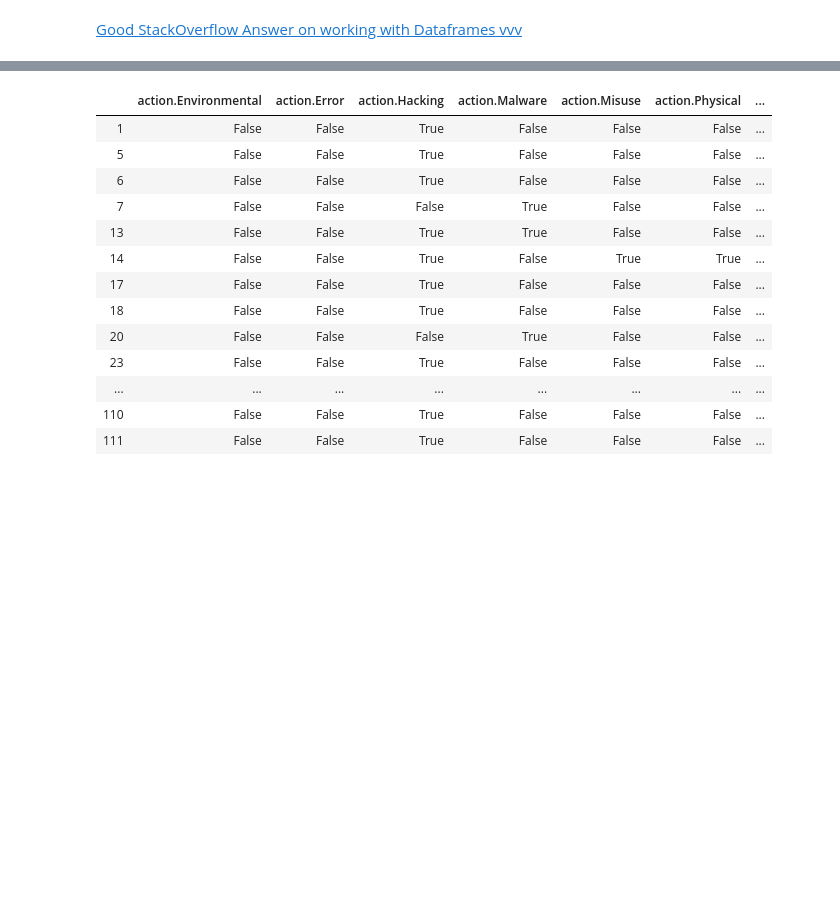
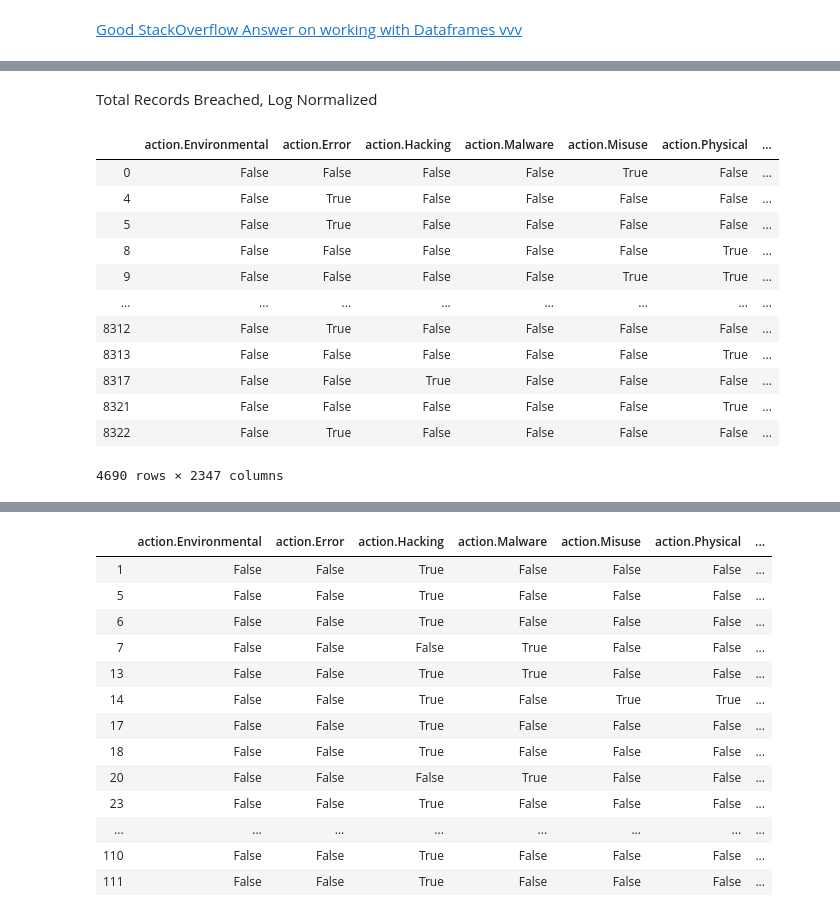
Before and after one commit to ethanpaek/CloudBleed_Project_2019, a Jupyter notebook: vcdb_parse.ipynb, the cells around one changed output, grey strips where cells are left out. Saved outputs shown, nothing was run; the diff lists cells and outputs as text; code cells hidden in the pictures; blank space fills up the shorter version.

```diff
--- a/vcdb_parse.ipynb
+++ b/vcdb_parse.ipynb
@@ -72 +42,22 @@ df_final = df_action.iloc[:, :7]
+# %% [markdown]
+Total Records Breached, Log Normalized
+# %%
+vdf_loss
+# plt.hist(vdf_loss['victim.employee_count'])
+# df_action = vdf_loss.loc[:, vdf_loss.columns.str.startswith('action')]
+# df_action
+# %% [output]
+|  | action.Environmental | action.Error | action.Hacking | action.Malware | action.Misuse | action.Physical | ... |
+| 0 | False | False | False | False | True | False | ... |
+| 4 | False | True | False | False | False | False | ... |
+| 5 | False | True | False | False | False | False | ... |
+| 8 | False | False | False | False | False | True | ... |
+| 9 | False | False | False | False | True | True | ... |
+| ... | ... | ... | ... | ... | ... | ... | ... |
+| 8312 | False | True | False | False | False | False | ... |
+| 8313 | False | False | False | False | False | True | ... |
+| 8317 | False | False | True | False | False | False | ... |
+| 8321 | False | False | False | False | False | True | ... |
+| 8322 | False | True | False | False | False | False | ... |
+4690 rows × 2347 columns
 # %%
```
Also changed, not shown: parts of 23 cells of this notebook, 1 other file.
